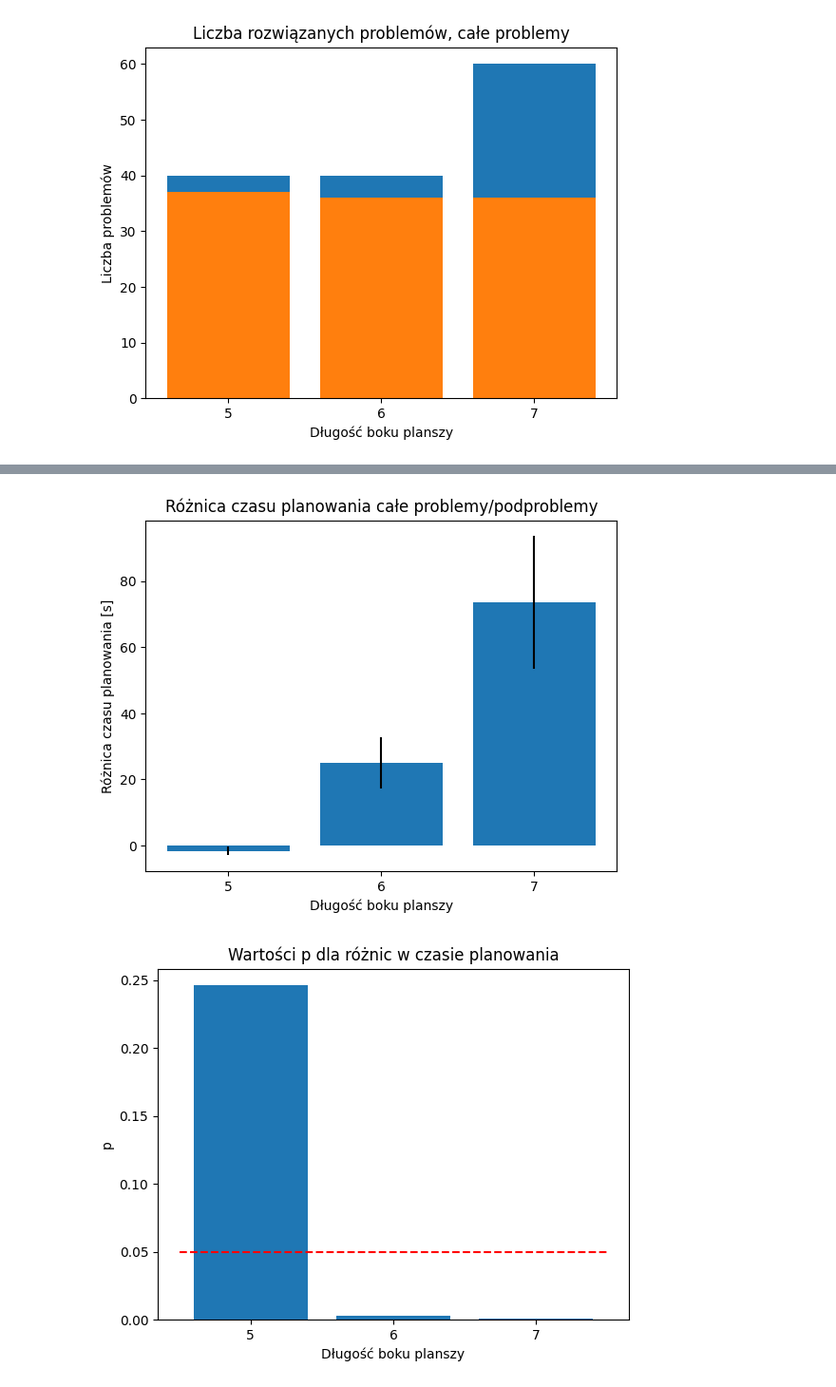
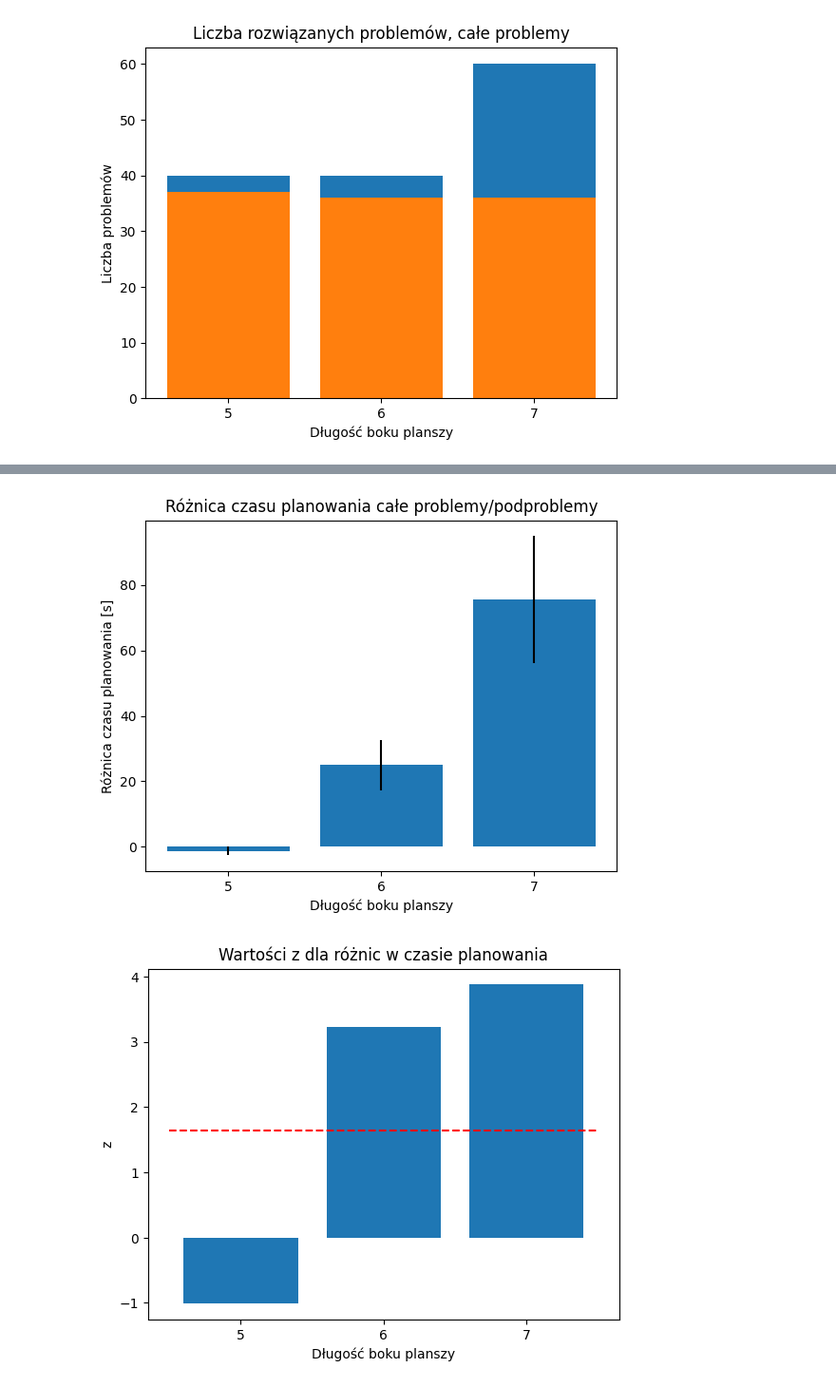
Before and after one commit to piotrkubala/blocky-game, a Jupyter notebook: experiments_plots.ipynb, the cells around one changed output, grey strips where cells are left out. Shown at 95% size. Saved outputs shown, nothing was run; the diff lists cells and outputs as text; code cells hidden in the pictures.

```diff
--- a/experiments_plots.ipynb
+++ b/experiments_plots.ipynb
@@ -122,0 +152,19 @@ df_joined_filtered
+# %%
+df_differences_first_correct_aggregated_means = df_differenes_first_correct.groupby(by=['size', 'keys_count'])[['plan_length', 'planning_time']].mean().reset_index()
+df_differences_first_correct_aggregated_std = df_differenes_first_correct.groupby(by=['size', 'keys_count'])[['plan_length', 'planning_time']].std().reset_index()
+df_differences_first_correct_aggregated_counts = df_differenes_first_correct.groupby(by=['size', 'keys_count'])[['plan_length', 'planning_time']].count().reset_index()
+
+df_differences_first_correct_aggregated = pd.merge(df_differences_first_correct_aggregated_means, df_differences_first_correct_aggregated_std, on=['size', 'keys_count'], how='inner', suffixes=('_mean', '_std'))
+
+df_differences_first_correct_aggregated['count'] = df_differences_first_correct_aggregated_counts['planning_time']
+
+df_differences_first_correct_aggregated['planning_time_avg_std'] = df_differences_first_correct_aggregated['planning_time_std'] / np.sqrt(df_differences_first_correct_aggregated['count'])
+df_differences_first_correct_aggregated['plan_length_avg_std'] = df_differences_first_correct_aggregated['plan_length_std'] / np.sqrt(df_differences_first_correct_aggregated['count'])
+
+df_differences_first_correct_aggregated['planning_time_z_value'] = df_differences_first_correct_aggregated['planning_time_mean'] / df_differences_first_correct_aggregated['planning_time_avg_std']
+df_differences_first_correct_aggregated['plan_length_z_value'] = df_differences_first_correct_aggregated['plan_length_mean'] / df_differences_first_correct_aggregated['plan_length_avg_std']
+
+df_differences_first_correct_aggregated['planning_time_p_value'] = 1.0 - norm.cdf(df_differences_first_correct_aggregated['planning_time_z_value'])
+df_differences_first_correct_aggregated['plan_length_p_value'] = 1.0 - norm.cdf(df_differences_first_correct_aggregated['plan_length_z_value'])
+
+df_differences_first_correct_aggregated
@@ -219,6 +276,10 @@ different_lengths_pvalues_filtered
 | 4 | 6 | 8 | 1.418276e-06 |
 | 5 | 6 | 9 | 2.792701e-02 |
 | 6 | 7 | 6 | 3.959541e-06 |
+# %%
+certainty_level_error = 0.05
+# %%
+z_value_max_value = norm.ppf(1.0 - certainty_level_error)
 # %%
 x_ticks_size6 = df_means_size6_full_problems['keys_count']
 x_ticks_keys6 = df_means_keys6_full_problems['size']
@@ -290,41 +368,51 @@ plt.show()
 # %%
-different_times_pvalues_keys6_selected = different_times_pvalues[different_times_pvalues['keys_count'] == 6]
-df_differences_keys6_selected = df_differences[df_differences['keys_count'] == 6]
+differences_correct_selected_keys6 = df_differences_first_correct_aggregated[df_differences_first_correct_aggregated['keys_count'] == 6]
 # %%
 plt.xticks(x_ticks_keys6)
 plt.title('Czas planowania, całe problemy')
 plt.xlabel('Długość boku planszy')
 plt.ylabel('Czas planowania [s]')
 plt.bar(df_means_keys6_full_problems['size'], df_means_keys6_full_problems['planning_time'], yerr=df_means_keys6_full_problems['std_avg'])
 plt.savefig('plots/planning_time_size_full_problems.png')
 plt.show()
 
 plt.xticks(x_ticks_keys6)
 plt.title('Czas planowania, podproblemy')
 plt.xlabel('Długość boku planszy')
 plt.ylabel('Czas planowania [s]')
 plt.bar(df_means_keys6_subproblems['size'], df_means_keys6_subproblems['planning_time'], yerr=df_means_keys6_subproblems['std_avg'])
 plt.savefig('plots/planning_time_size_subproblems.png')
 plt.show()
 
 plt.xticks(x_ticks_keys6)
 plt.title('Różnica czasu planowania całe problemy/podproblemy')
 plt.xlabel('Długość boku planszy')
 plt.ylabel('Różnica czasu planowania [s]')
-plt.bar(df_differences_keys6_selected['size'], df_differences_keys6_selected['difference'], yerr=df_differences_keys6_selected['std'])
+plt.bar(differences_correct_selected_keys6['size'], differences_correct_selected_keys6['planning_time_mean'], yerr=differences_correct_selected_keys6['planning_time_avg_std'])
 plt.savefig('plots/planning_time_size_differences.png')
+plt.show()
+
+plt.xticks(x_ticks_keys6)
+plt.title('Wartości z dla różnic w czasie planowania')
+plt.xlabel('Długość boku planszy')
+plt.ylabel('z')
+plt.bar(differences_correct_selected_keys6['size'], differences_correct_selected_keys6['planning_time_z_value'])
+plt.plot([min(differences_correct_selected_keys6['size']) - 0.5,
+            max(differences_correct_selected_keys6['size']) + 0.5], [z_value_max_value, z_value_max_value], 'r--')
+plt.savefig('plots/planning_time_size_z_values.png')
 plt.show()
 
 plt.xticks(x_ticks_keys6)
 plt.title("Wartości p dla różnic w czasie planowania")
 plt.xlabel('Długość boku planszy')
 plt.ylabel('p')
-plt.bar(different_times_pvalues_keys6_selected['size'], different_times_pvalues_keys6_selected['p_value'])
-plt.plot([min(different_times_pvalues_keys6_selected['size']) - 0.5, max(different_times_pvalues_keys6_selected['size']) + 0.5], [0.05, 0.05], 'r--')
+plt.bar(differences_correct_selected_keys6['size'], differences_correct_selected_keys6['planning_time_p_value'])
+plt.plot([min(differences_correct_selected_keys6['size']) - 0.5,
+            max(differences_correct_selected_keys6['size']) + 0.5], [certainty_level_error, certainty_level_error], 'r--')
 plt.savefig('plots/planning_time_size_p_values.png')
 plt.show()
 # %% [output]
 [figure]
 [figure]
-[figure, old version]
+[figure, new version]
-[figure, old version]
+[figure, new version]
```
Also changed, not shown: parts of 13 cells of this notebook, 11 other files.
